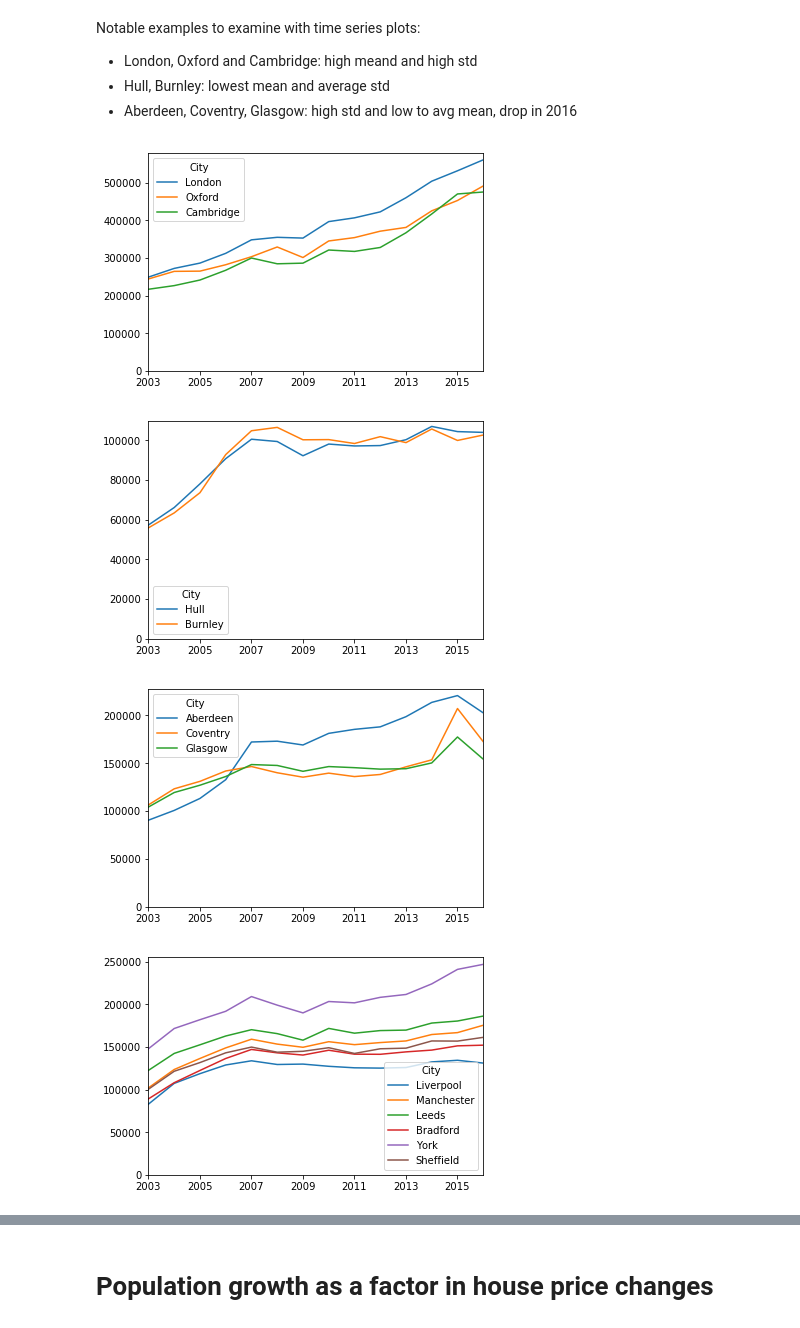
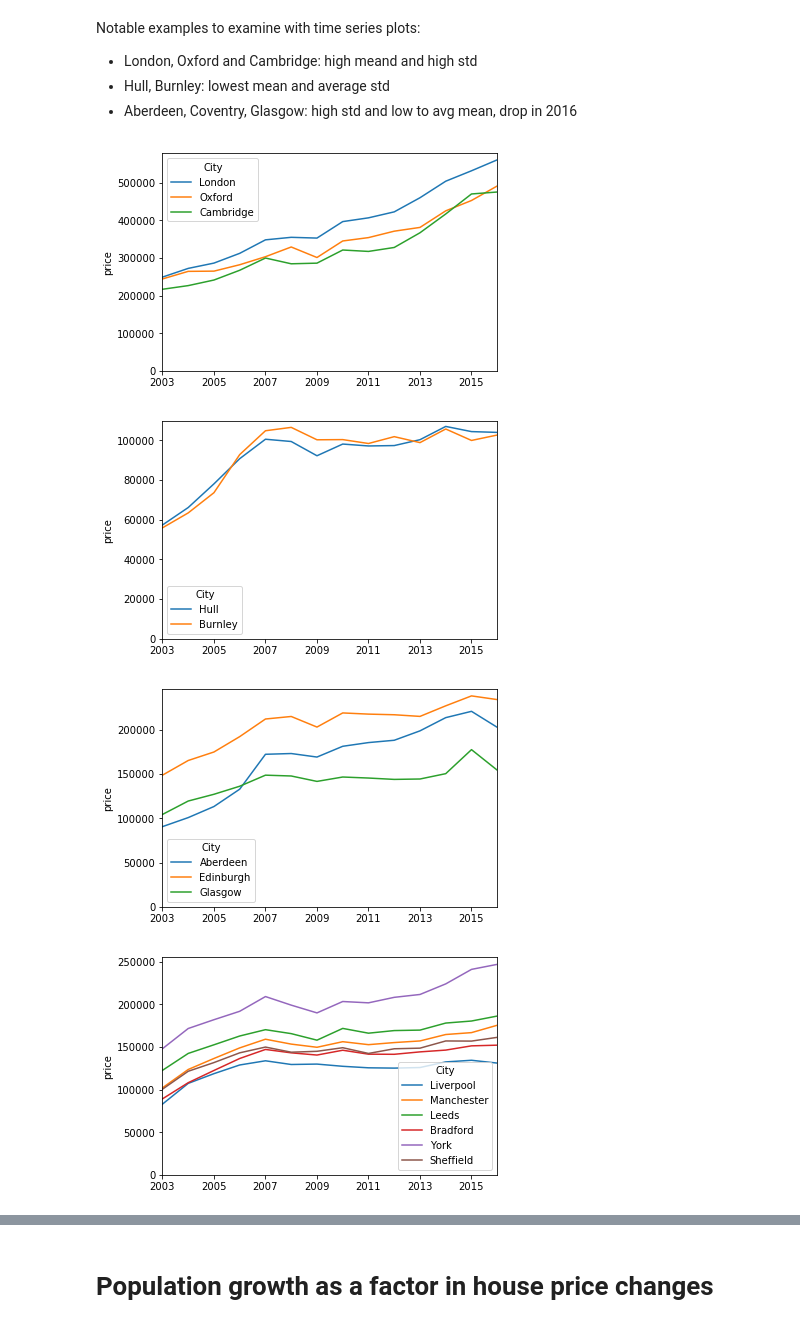
Before and after one commit to IvanTodorovic78/Capstone1, a Jupyter notebook: Capstone1 EDA and Visualizations.ipynb, the cells around one changed output, grey strips where cells are left out. Saved outputs shown, nothing was run; the diff lists cells and outputs as text; code cells hidden in the pictures.

```diff
--- a/Capstone1 EDA and Visualizations.ipynb
+++ b/Capstone1 EDA and Visualizations.ipynb
@@ -179,8 +191,8 @@ dtype: float64
 # %%
-mean_by_city = houseprices.loc[:,'mean_by_city']
-std_by_city = houseprices.loc[:,'std_to_2016']
-norm_std_by_city = houseprices.loc[:,'norm_std']
-houseprices.head()
+houseprices.loc[:,'mean_by_city'] = mean_by_city
+houseprices.loc[:,'std_to_2016'] = std_by_city
+houseprices.loc[:,'norm_std'] = norm_std_by_city
+houseprices.head(20)
 # %% [output]
 |  | 2003 | 2004 | 2005 | 2006 | 2007 | 2008 | 2009 | 2010 | 2011 | 2012 | 2013 | ... |
 | City |  |  |  |  |  |  |  |  |  |  |  | ... |
@@ -213,28 +247,32 @@ Notable examples to examine with time series plots:
 group1 = houseprices.loc[['London', 'Oxford', 'Cambridge'], :'2016'].T
 group1.plot()
 plt.axis(ymin = 0)
+plt.ylabel('price')
 plt.show()
 # %% [output]
-[figure, old version]
+[figure, new version]
 # %%
 group2 = houseprices.loc[['Hull', 'Burnley'], :'2016'].T
 group2.plot()
 plt.axis(ymin = 0)
+plt.ylabel('price')
 plt.show()
 # %% [output]
-[figure, old version]
+[figure, new version]
 # %%
-group3 = houseprices.loc[['Aberdeen', 'Coventry', 'Glasgow'], :'2016'].T
+group3 = houseprices.loc[['Aberdeen', 'Edinburgh', 'Glasgow'], :'2016'].T
 group3.plot()
 plt.axis(ymin = 0)
+plt.ylabel('price')
 plt.show()
 # %% [output]
-[figure, old version]
+[figure, new version]
 # %%
 north = houseprices.loc[['Liverpool', 'Manchester', 'Leeds', 'Bradford', 'York', 'Sheffield'], :'2016'].T
 north.plot()
 plt.axis(ymin = 0)
+plt.ylabel('price')
 plt.show()
 # %% [output]
-[figure, old version]
+[figure, new version]
 # %%
```
Also changed, not shown: parts of 64 cells of this notebook.
